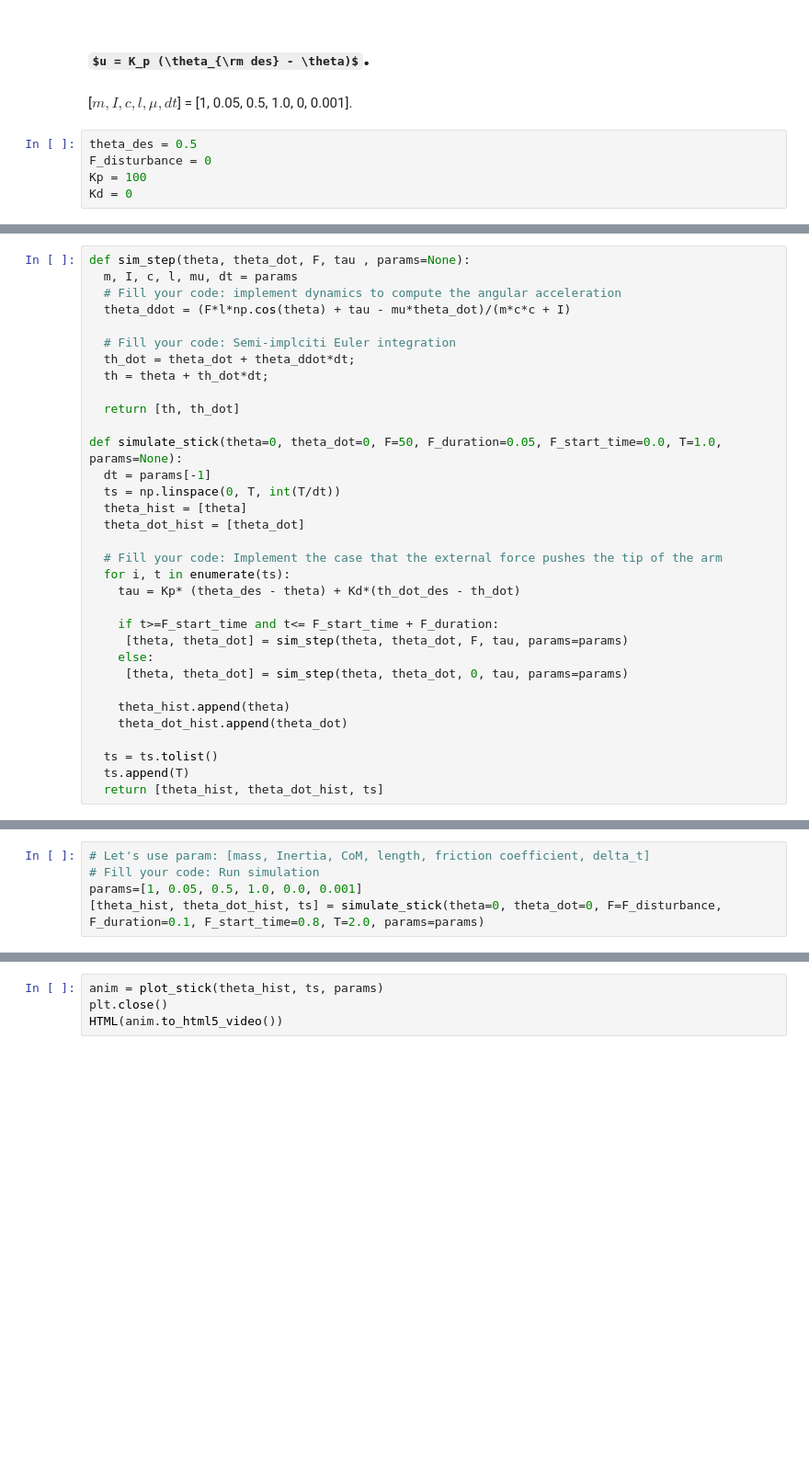
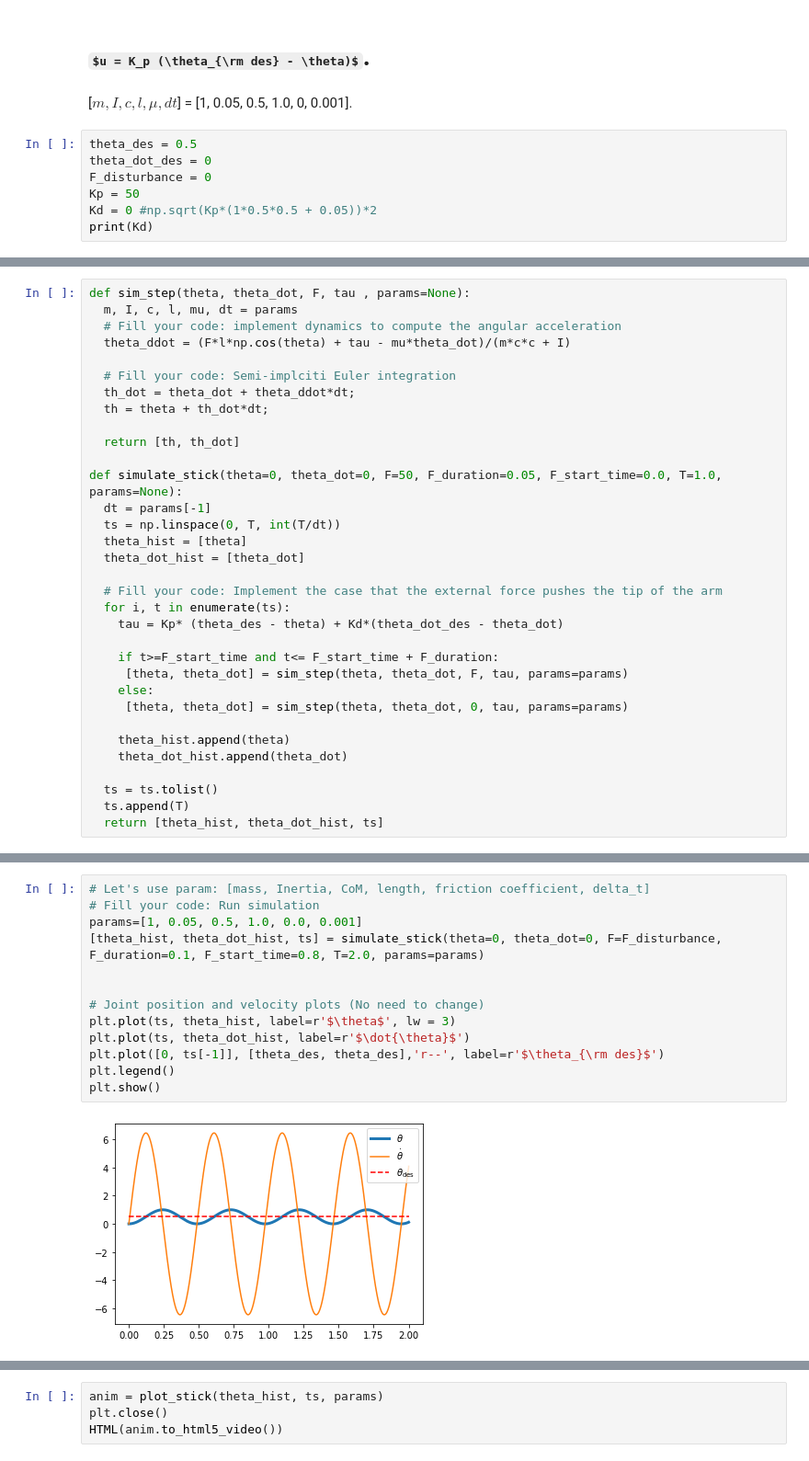
Before and after one commit to DARoSLab/CS403-Intro-Robotics, a Jupyter notebook: Lecture/Lecture17_feedback-control.ipynb, the cells around one changed output, grey strips where cells are left out. Shown at 92% size. Saved outputs shown, nothing was run; the diff lists cells and outputs as text; some formulas as TeX source; blank space fills up the shorter version.

```diff
--- a/Lecture/Lecture17_feedback-control.ipynb
+++ b/Lecture/Lecture17_feedback-control.ipynb
@@ -20,6 +20,8 @@ from IPython.display import HTML
 [$m, I, c, l, \mu, dt$] = [1, 0.05, 0.5, 1.0, 0, 0.001].
 # %%
 theta_des = 0.5
+theta_dot_des = 0
 F_disturbance = 0
-Kp = 100
-Kd = 0
+Kp = 50
+Kd = 0 #np.sqrt(Kp*(1*0.5*0.5 + 0.05))*2
+print(Kd)
@@ -43,7 +47,7 @@ def simulate_stick(theta=0, theta_dot=0, F=50, F_duration=0.05, F_start_time=0.0
 
   # Fill your code: Implement the case that the external force pushes the tip of the arm
   for i, t in enumerate(ts):
-    tau = Kp* (theta_des - theta) + Kd*(th_dot_des - th_dot)
+    tau = Kp* (theta_des - theta) + Kd*(theta_dot_des - theta_dot)
 
     if t>=F_start_time and t<= F_start_time + F_duration:
      [theta, theta_dot] = sim_step(theta, theta_dot, F, tau, params=params)
@@ -88,5 +92,15 @@ def plot_stick(q, ts, params, num_frames= 100):
 # %%
 # Let's use param: [mass, Inertia, CoM, length, friction coefficient, delta_t]
 # Fill your code: Run simulation
 params=[1, 0.05, 0.5, 1.0, 0.0, 0.001]
 [theta_hist, theta_dot_hist, ts] = simulate_stick(theta=0, theta_dot=0, F=F_disturbance, F_duration=0.1, F_start_time=0.8, T=2.0, params=params)
+
+
+# Joint position and velocity plots (No need to change)
+plt.plot(ts, theta_hist, label=r'$\theta$', lw = 3)
+plt.plot(ts, theta_dot_hist, label=r'$\dot{\theta}$')
+plt.plot([0, ts[-1]], [theta_des, theta_des],'r--', label=r'$\theta_{\rm des}$')
+plt.legend()
+plt.show()
+# %% [output]
+[figure, added]
```
Also changed, not shown: parts of 3 cells of this notebook.
